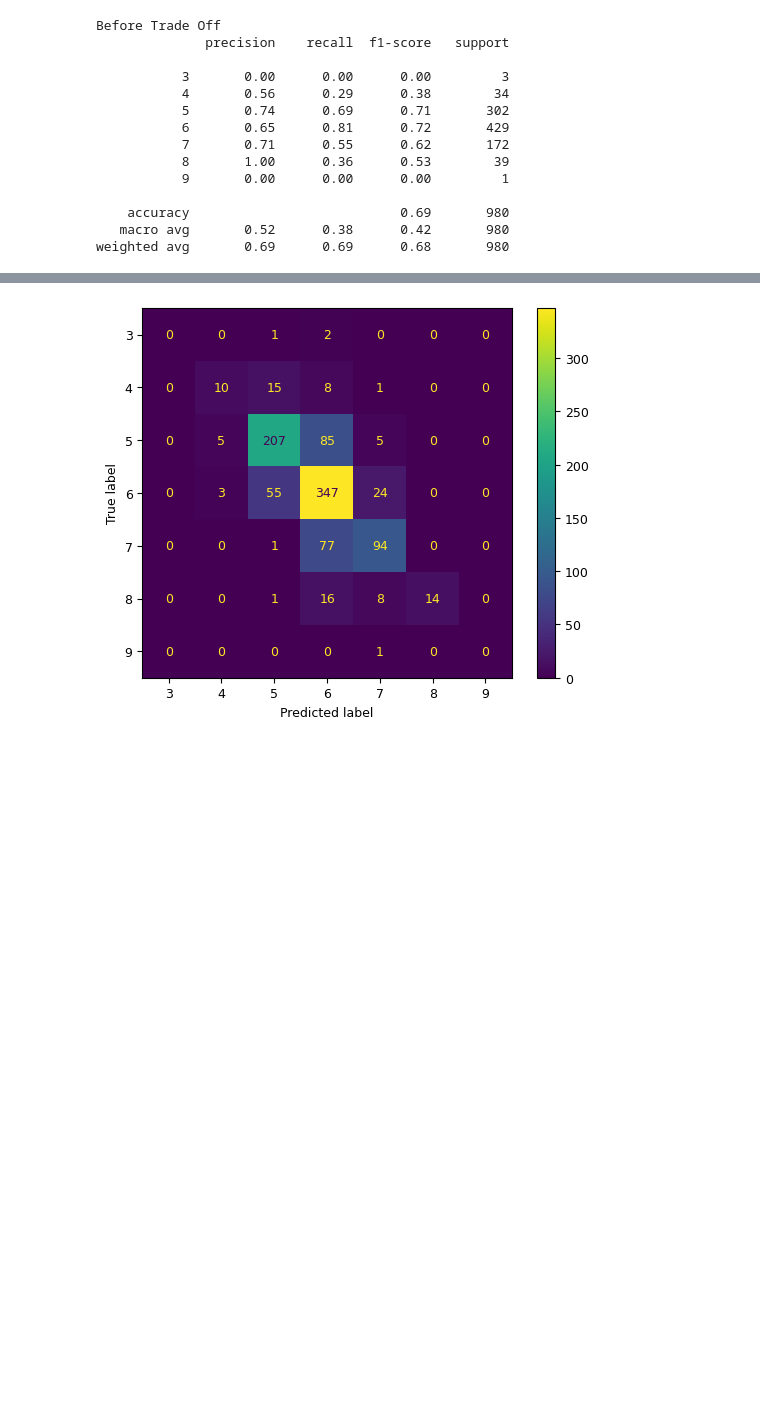
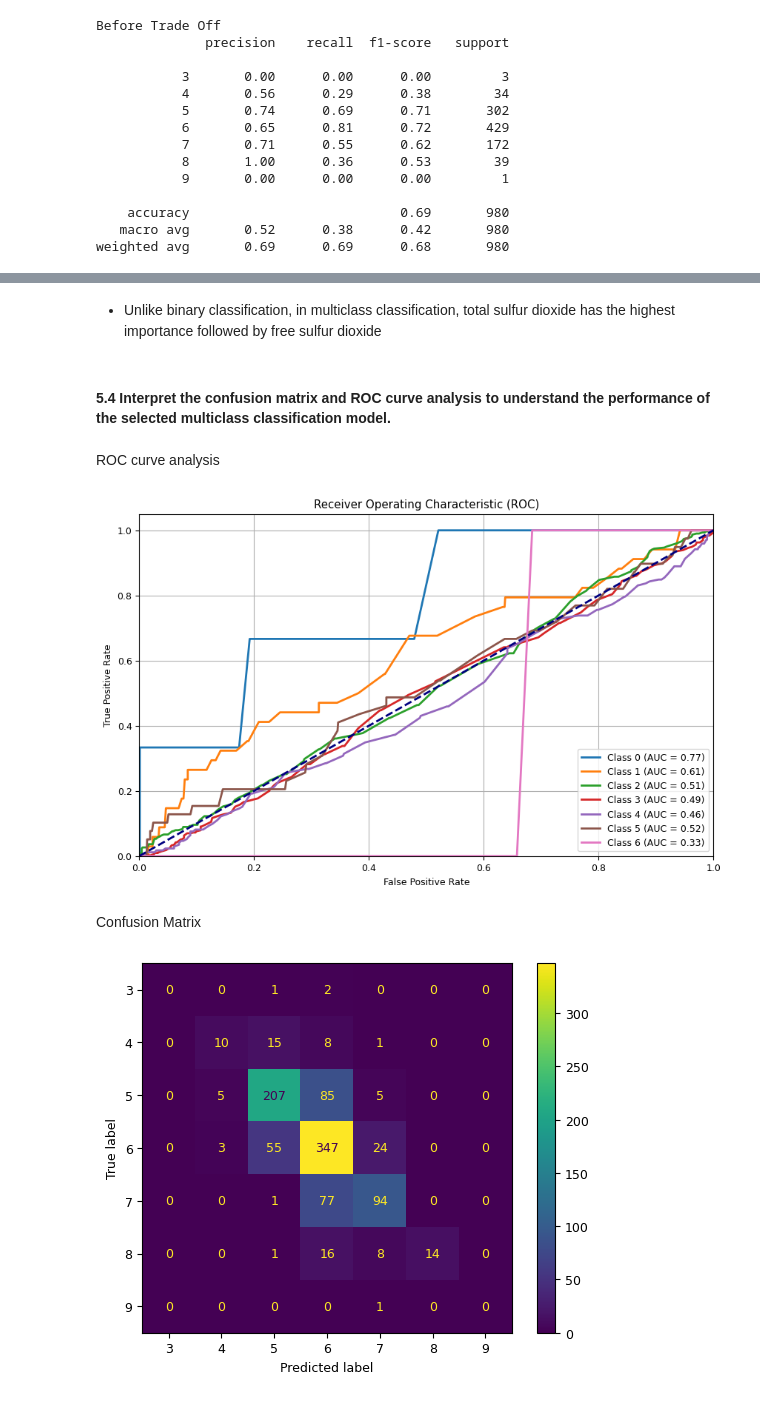
Before and after one commit to danialzv2/Wine-Quality-Prediction, a Jupyter notebook: Wine Quality Classification.ipynb, the cells around one changed output, grey strips where cells are left out. Cells and saved outputs as stored; diff of their text form; code cells hidden in the pictures; blank space fills up the shorter version.

```diff
--- a/Wine Quality Classification.ipynb
+++ b/Wine Quality Classification.ipynb
@@ -719,3 +824,46 @@ weighted avg       0.69      0.69      0.68       980
+# %% [markdown]
+- Unlike binary classification, in multiclass classification, total sulfur dioxide has the highest importance followed by free sulfur dioxide
+# %% [markdown]
+#### 5.4 Interpret the confusion matrix and ROC curve analysis to understand the performance of the selected multiclass classification model.
+# %% [markdown]
+ROC curve analysis
+# %%
+from sklearn.metrics import roc_curve, auc
+from sklearn.preprocessing import label_binarize
+
+# Initialize arrays to store predicted probabilities
+y_scores = []
+# Make predictions using cross-validation
+for estimator in OvR_clf_forest.estimators_:
+    y_scores.append(estimator.predict_proba(x_test)[:, 1])
+# Convert y_test to binary format for each class
+y_test_binary = label_binarize(y_test, classes=np.unique(y_test))
+# Calculate mean predicted probabilities across all estimators
+y_scores_mean = np.mean(y_scores, axis=0)
+# Compute ROC curve and ROC area for each class
+fpr = dict()
+tpr = dict()
+roc_auc = dict()
+for i in range(len(np.unique(y_test))):
+    fpr[i], tpr[i], _ = roc_curve(y_test_binary[:, i], y_scores_mean)
+    roc_auc[i] = auc(fpr[i], tpr[i])
+# Plot ROC curve
+plt.figure(figsize=(10, 6))
+for i in range(len(np.unique(y_test))):
+    plt.plot(fpr[i], tpr[i], lw=2, label=f'Class {i} (AUC = {roc_auc[i]:0.2f})')
+plt.plot([0, 1], [0, 1], color='navy', lw=2, linestyle='--')
+plt.xlim([0.0, 1.0])
+plt.ylim([0.0, 1.05])
+plt.xlabel('False Positive Rate')
+plt.ylabel('True Positive Rate')
+plt.title('Receiver Operating Characteristic (ROC)')
+plt.legend(loc="lower right")
+plt.grid(True)
+plt.show()
+# %% [output]
+[figure, added]
+# %% [markdown]
+Confusion Matrix
 # %%
 from sklearn.metrics import ConfusionMatrixDisplay
 
```
Also changed, not shown: parts of 90 cells of this notebook.
